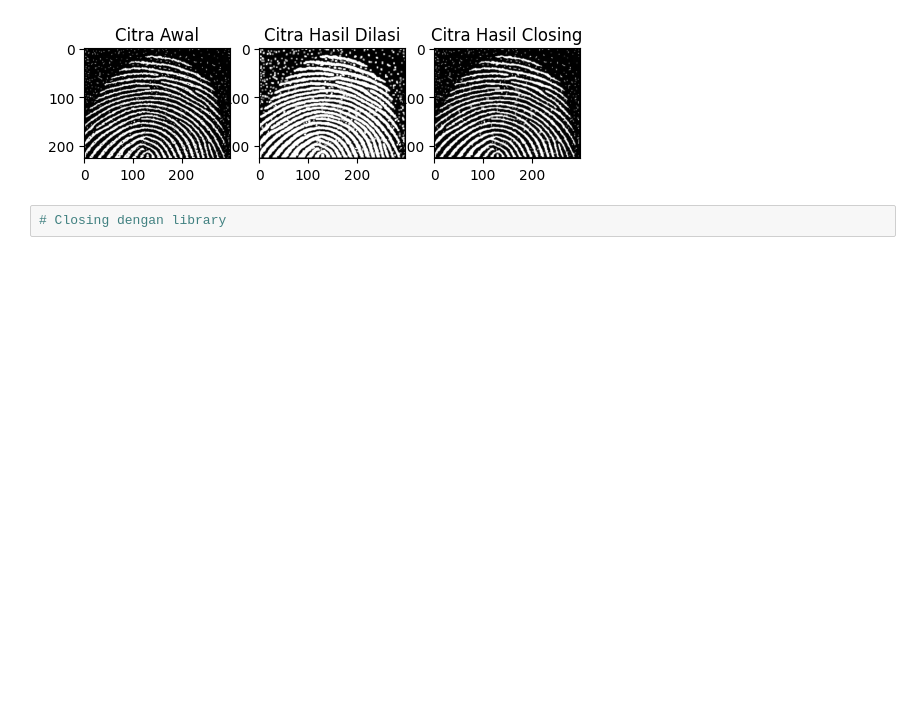
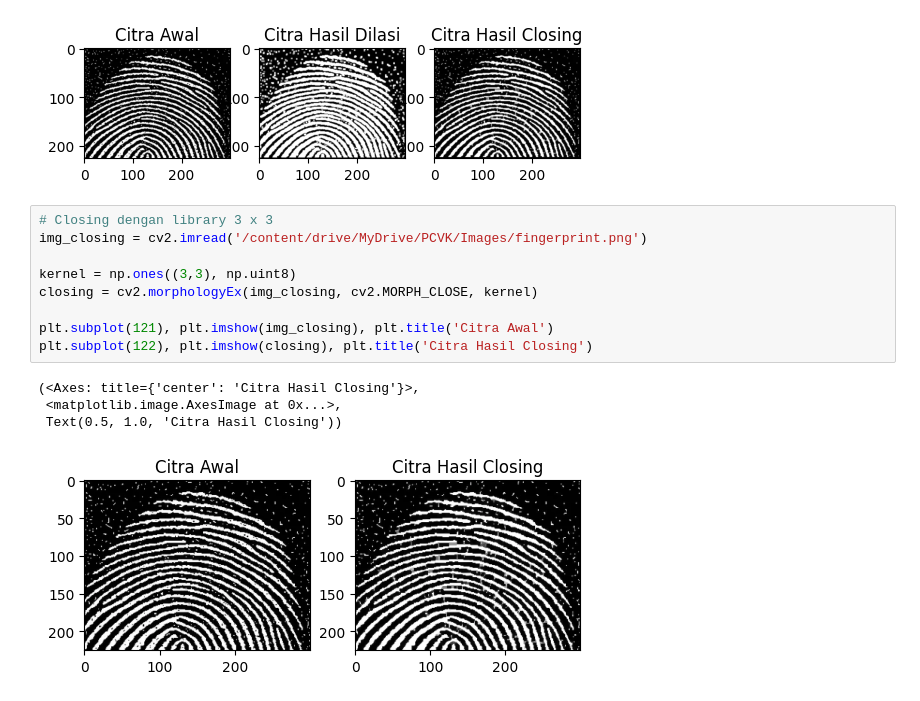
Before and after one commit to RinaHariyanti/PCVK_Genap_2023, a Jupyter notebook: Week9.ipynb, the cells around one changed output. Drawn from its saved outputs; the diff is of its cells as text; blank space fills up the shorter version.

```diff
--- a/Week9.ipynb
+++ b/Week9.ipynb
@@ -324,5 +324,17 @@ plt.subplot(133),plt.imshow(imgErode, cmap="gray"),plt.title('Citra Hasil Closin
  <matplotlib.image.AxesImage at 0x...>,
  Text(0.5, 1.0, 'Citra Hasil Closing'))
 [figure]
-# %%
-# Closing dengan library
+# %%
+# Closing dengan library 3 x 3
+img_closing = cv2.imread('/content/drive/MyDrive/PCVK/Images/fingerprint.png')
+
+kernel = np.ones((3,3), np.uint8)
+closing = cv2.morphologyEx(img_closing, cv2.MORPH_CLOSE, kernel)
+
+plt.subplot(121), plt.imshow(img_closing), plt.title('Citra Awal')
+plt.subplot(122), plt.imshow(closing), plt.title('Citra Hasil Closing')
+# %% [output]
+(<Axes: title={'center': 'Citra Hasil Closing'}>,
+ <matplotlib.image.AxesImage at 0x...>,
+ Text(0.5, 1.0, 'Citra Hasil Closing'))
+[figure, added]
```
Also changed, not shown: parts of 8 cells of this notebook.
